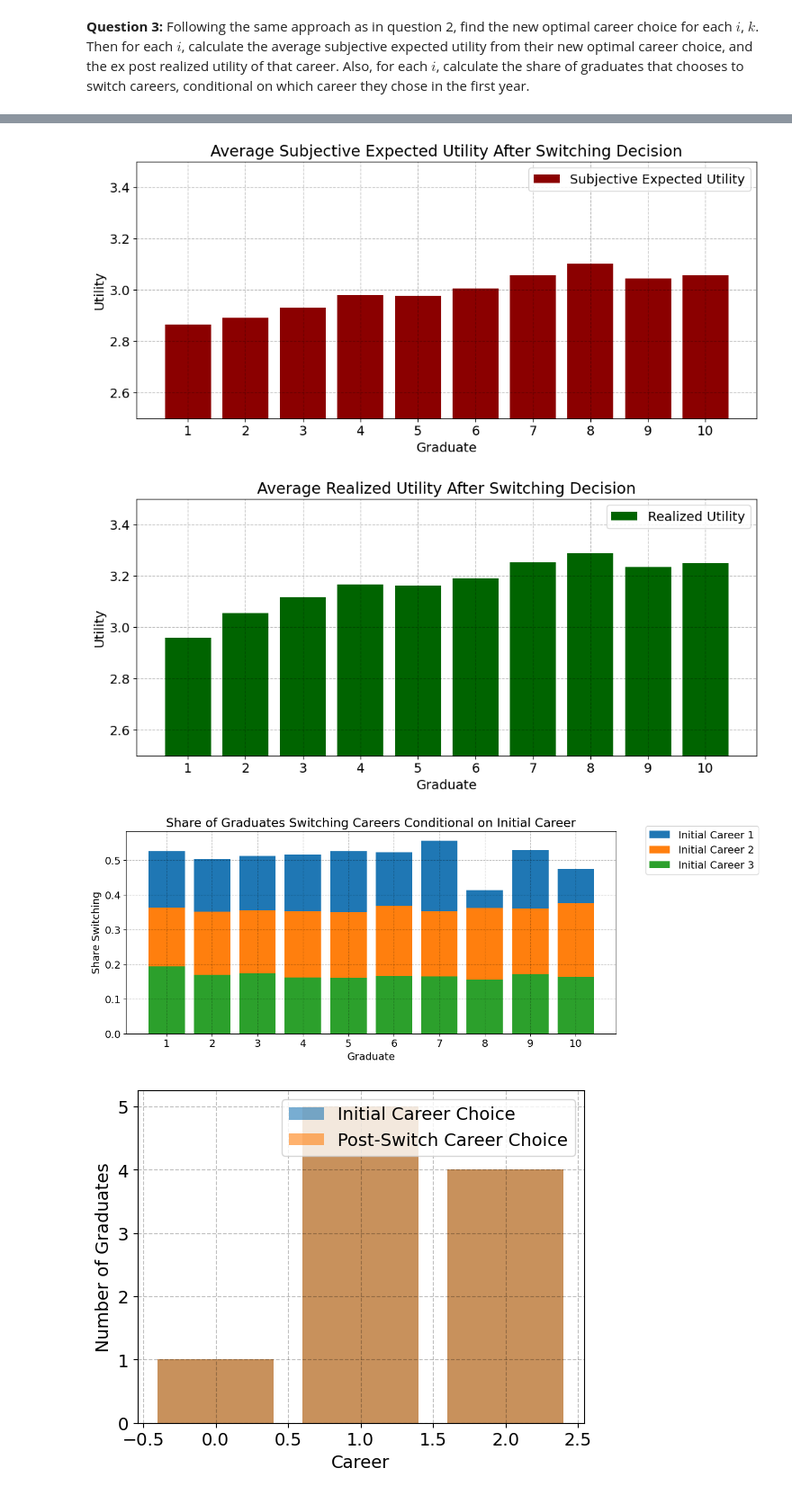
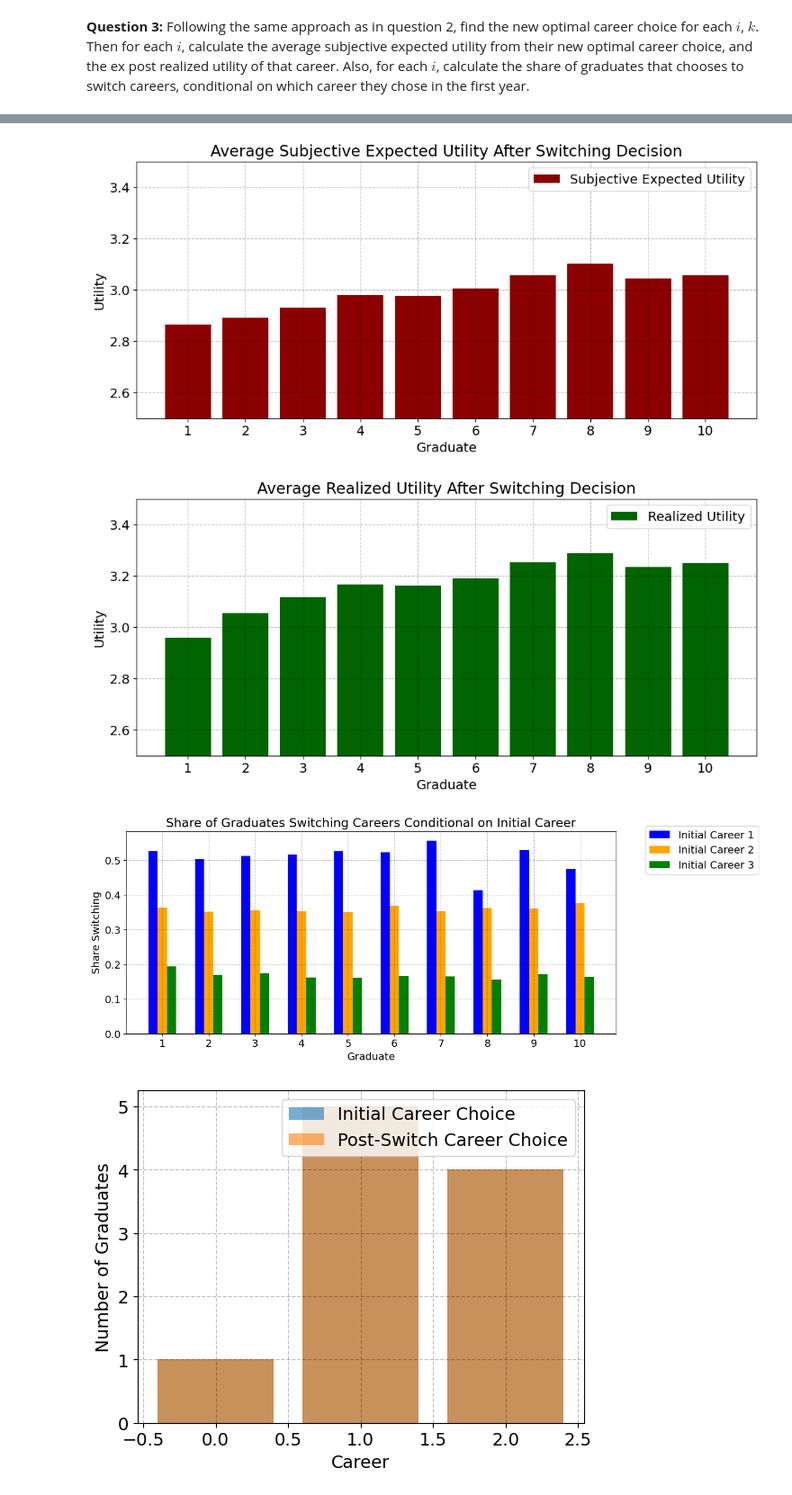
Before and after one commit to NumEconCopenhagen/projects-2024-darja-christian, a Jupyter notebook: examproject/examproject_darja.ipynb, the cells around one changed output, grey strips where cells are left out. Shown at 90% size. Saved outputs shown, nothing was run; the diff lists cells and outputs as text; code cells hidden in the pictures.

```diff
--- a/examproject/examproject_darja.ipynb
+++ b/examproject/examproject_darja.ipynb
@@ -348,3 +382,35 @@ u^{k,2}_{ij}= \begin{cases}
 $$
 # %% [markdown]
 **Question 3:** Following the same approach as in question 2, find the new optimal career choice for each $i$, $k$. Then for each $i$, calculate the average subjective expected utility from their new optimal career choice, and the ex post realized utility of that career. Also, for each $i$, calculate the share of graduates that chooses to switch careers, conditional on which career they chose in the first year. <br>
+# %%
+import matplotlib.pyplot as plt
+import numpy as np
+
+# Assuming `par` and `share_careers` are defined and contain relevant data
+# For demonstration, I'll create dummy data
+
+class Parameters:
+    N = 10  # Number of graduates
+    J = 3   # Number of careers
+
+
+# Plotting
+plt.figure(figsize=(12, 5))
+width = 0.2  # Width of each bar
+colors = ['blue', 'orange', 'green']  # Define colors for each career
+labels = [f'Career {j + 1}' for j in range(Parameters.J)]
+
+# X locations for the groups
+ind = np.arange(Parameters.N)
+
+# Create grouped bar plot
+for j in range(Parameters.J):
+    plt.bar(np.arange(1, par.N + 1) + j * width - width, share_careers_3[:, j], width=width, color=colors[j], label=labels[j])
+
+plt.xticks(range(1, par.N+1))
+plt.xlabel('Graduate i')
+plt.ylabel('Share Choosing Career')
+plt.title('Graduates Choosing Each Career')
+plt.legend()
+plt.grid(True)
+plt.show()
@@ -354,7 +422,7 @@ $$
 # Share of graduates choosing each career
 plt.figure(figsize=(12, 5))
 for j in range(par.J):
-    plt.plot(range(1, par.N + 1), share_careers[:, j], marker = 'o', color = colors[j], label=f'Career {j + 1}')
+    plt.bar(np.arange(1, par.N + 1) + j * width - width, share_careers_3[:, j], width=width, color=colors[j], label=labels[j])
 plt.xlabel('Graduate')
 plt.ylabel('Share Choosing Career')
 plt.title('Share of Graduates Choosing Each Career After Considering Switching Costs')
@@ -401,7 +469,7 @@ plt.show()
 # Conditional switching shares
 plt.figure(figsize=(12, 5))
 for j in range(par.J):
-    plt.bar(range(1, par.N + 1), conditional_switching_3[:, j], label=f'Initial Career {j + 1}')
+    plt.bar(np.arange(1, par.N + 1) + j * width - width, conditional_switching_3[:, j], width = width, color = colors[j], label=f'Initial Career {j + 1}')
 plt.xlabel('Graduate')
 plt.ylabel('Share Switching')
 plt.xticks(range(1, par.N + 1))
@@ -414,6 +482,6 @@ plt.show()
 [figure]
 [figure]
-[figure, old version]
+[figure, new version]
 # %%
 import numpy as np
 import matplotlib.pyplot as plt
```
Also changed, not shown: parts of 3 cells of this notebook.
